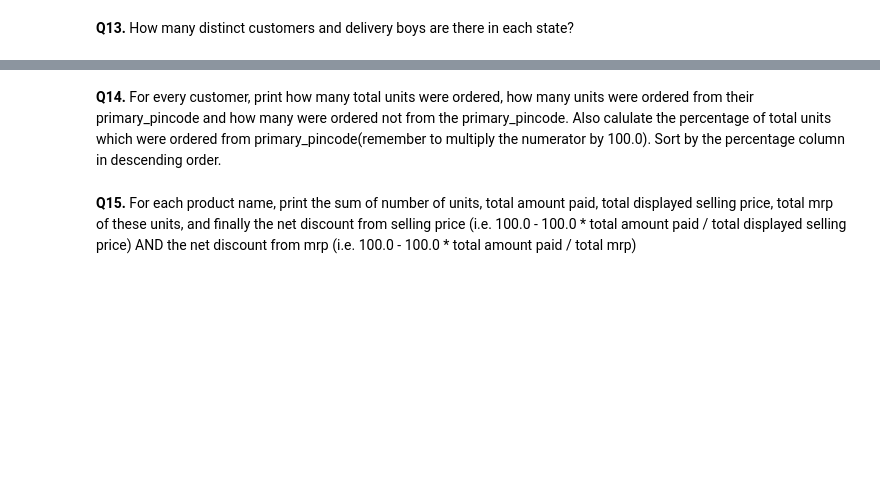
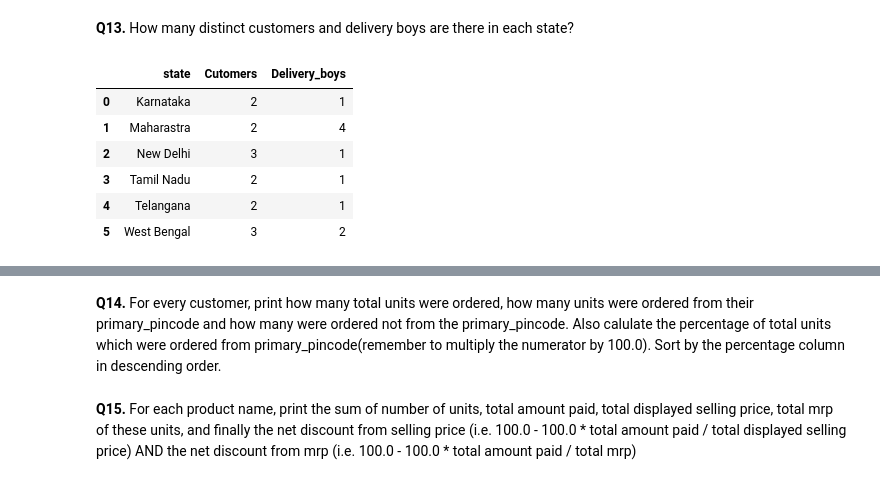
Before and after one commit to kumardev0614/SQL, a Jupyter notebook: Utsav Awasthi Youtube/SQL Practice Problems 1.ipynb, the cells around one changed output, grey strips where cells are left out. Saved outputs shown, nothing was run; the diff lists cells and outputs as text; code cells hidden in the pictures; blank space fills up the shorter version.

Commit message:
join problems solved

```diff
--- a/Utsav Awasthi Youtube/SQL for Data Analytics - Practice Problems 1.ipynb
+++ b/Utsav Awasthi Youtube/SQL Practice Problems 1.ipynb
@@ -486,0 +539,28 @@ ans
+# %%
+ans = ps.sqldf("""
+---------------------WRITE QUERY BELOW---------------------
+
+SELECT
+    states.state,
+    COUNT(DISTINCT customers.cust_id) AS Cutomers,
+    COUNT(DISTINCT postman.delivery_person_id) AS Delivery_boys
+FROM customer_dim AS customers
+
+INNER JOIN pincode_dim AS states
+    ON customers.primary_pincode = states.pincode
+INNER JOIN delivery_person_dim AS postman
+    ON postman.pincode = states.pincode
+
+GROUP BY states.state
+---------------------WRITE QUERY ABOVE---------------------
+""")
+
+ans
+# %% [output]
+|  | state | Cutomers | Delivery_boys |
+| 0 | Karnataka | 2 | 1 |
+| 1 | Maharastra | 2 | 4 |
+| 2 | New Delhi | 3 | 1 |
+| 3 | Tamil Nadu | 2 | 1 |
+| 4 | Telangana | 2 | 1 |
+| 5 | West Bengal | 3 | 2 |
```
Also changed, not shown: parts of 14 cells of this notebook.
